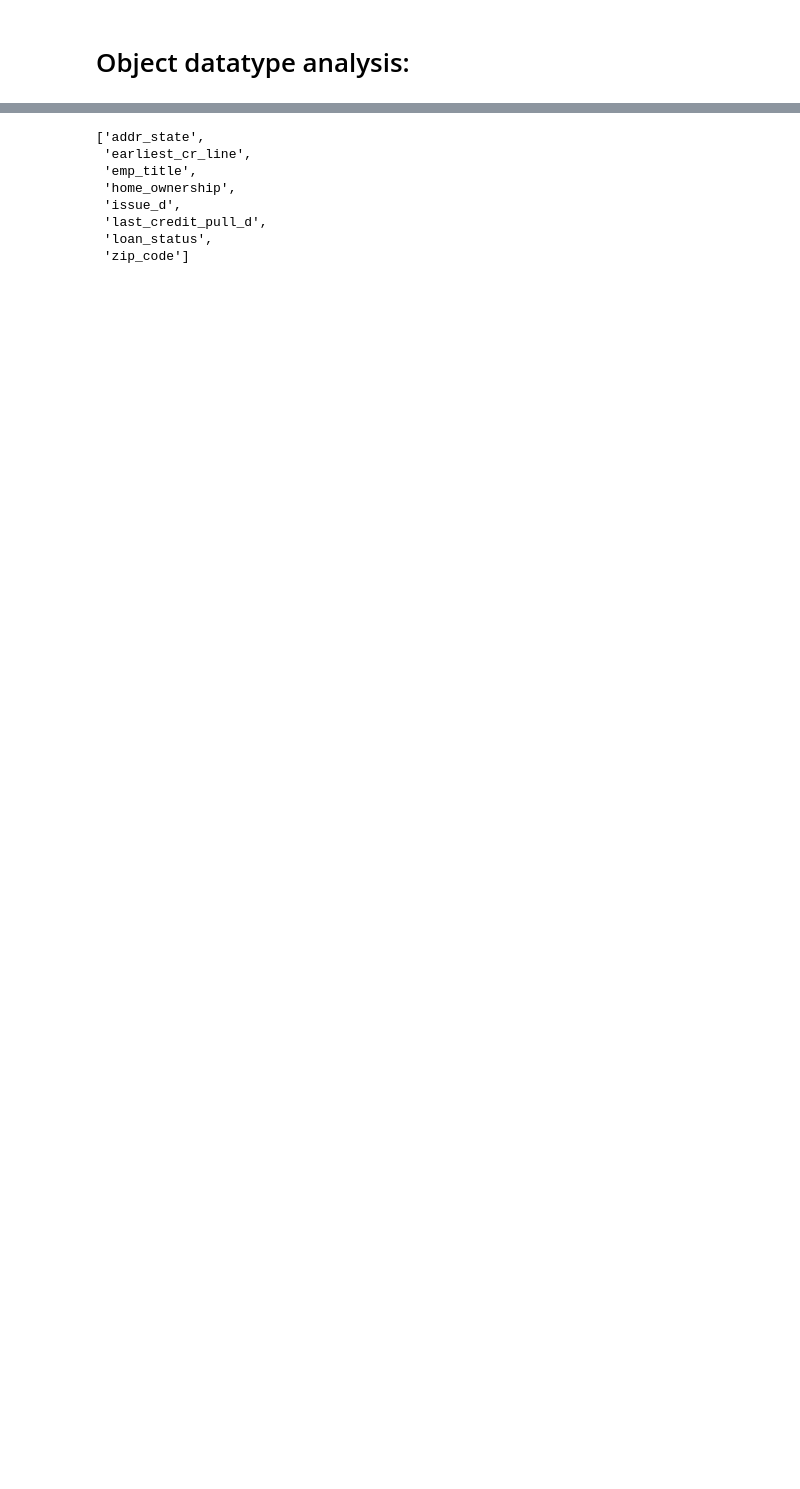
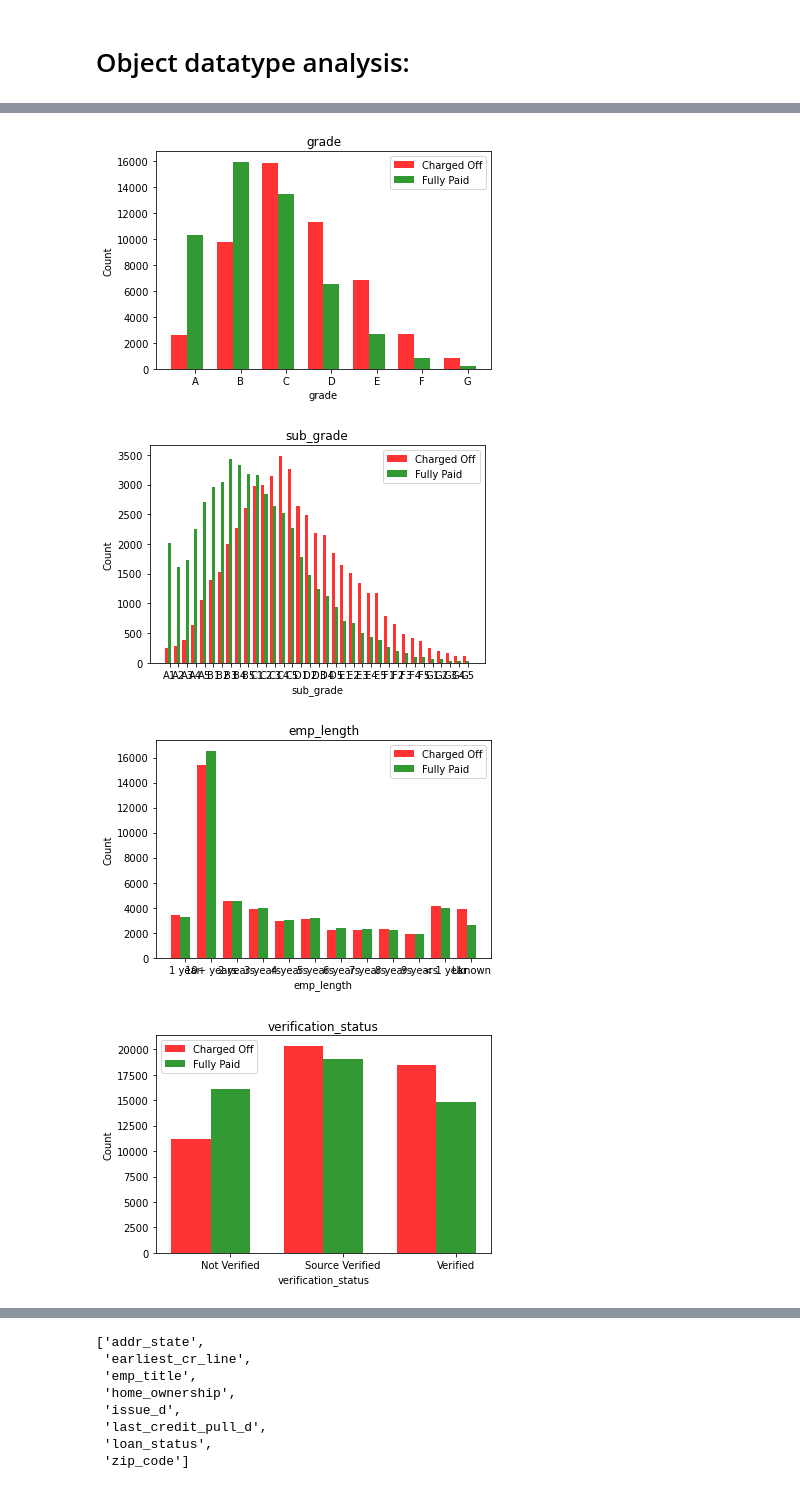
Before and after one commit to jjobes90/Loan-Approval, a Jupyter notebook: EDA_second_capstone.ipynb, the cells around one changed output, grey strips where cells are left out. Saved outputs shown, nothing was run; the diff lists cells and outputs as text; code cells hidden in the pictures; blank space fills up the shorter version.

```diff
--- a/EDA_second_capstone.ipynb
+++ b/EDA_second_capstone.ipynb
@@ -147,3 +227,39 @@ cols = ['grade',
  'application_type',
  'debt_settlement_flag',
   'term']
+# %%
+for i in cols:
+    charged_off = pd.DataFrame(charged_off_df.groupby(by=i)['loan_status'].count().reset_index().values, columns=[i, 'Charged Off Count'])
+    fully_paid = pd.DataFrame(fully_paid_df.groupby(by=i)['loan_status'].count().reset_index().values, columns=[i, 'Fully Paid Count'])
+
+    # create x and y data
+    x1 = charged_off[i]
+    X = np.arange(len(x1))
+
+    y1 = charged_off['Charged Off Count']
+    y2 = fully_paid['Fully Paid Count']
+
+    # data to plot
+    n_groups = len(x1)
+
+    # create plot
+    fig, ax = plt.subplots()
+    bar_width = 0.35
+    opacity = 0.8
+
+    ax1 = plt.bar(X,y1, bar_width,alpha=opacity,color='r',label='Charged Off')
+
+    ax2 = plt.bar(X + bar_width, y2, bar_width,alpha=opacity,color='g',label='Fully Paid')
+
+#    plt.figure(figsize=(1,1))
+    plt.xlabel(i)
+    plt.ylabel('Count')
+    plt.title(i)
+    plt.xticks(X + bar_width, x1)
+    plt.legend()
+    plt.show()
+# %% [output]
+[figure, added]
+[figure, added]
+[figure, added]
+[figure, added]
```
Also changed, not shown: parts of 48 cells of this notebook.
